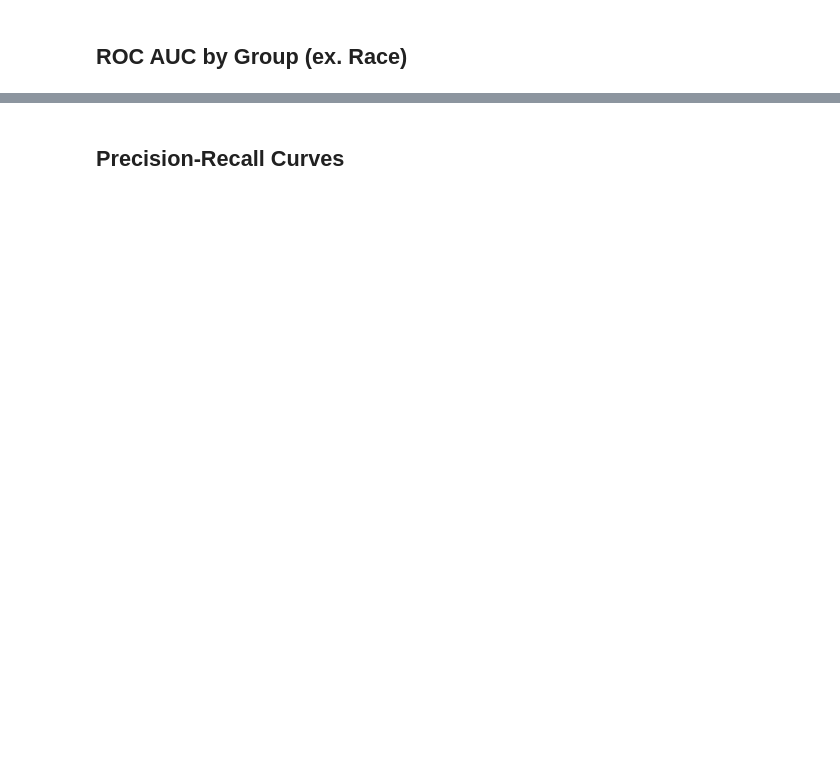
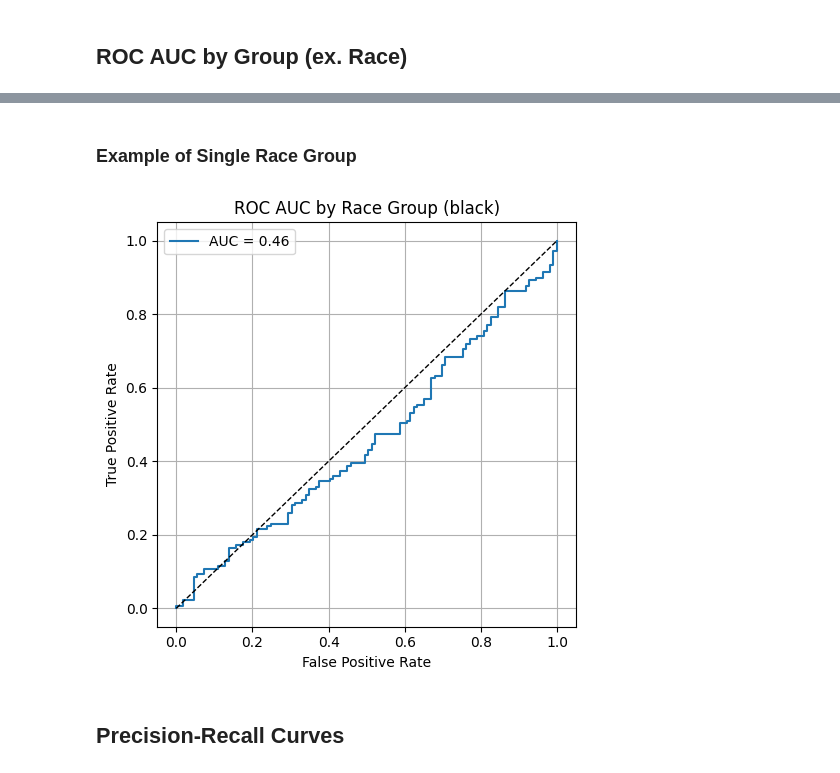
Before and after one commit to uclamii/equiboots, a Jupyter notebook: notebooks/equi_boots_plots.ipynb, the cells around one changed output, grey strips where cells are left out. Drawn from its saved outputs; the diff is of its cells as text; code cells hidden in the pictures; blank space fills up the shorter version.

```diff
--- a/notebooks/equi_boots_plots.ipynb
+++ b/notebooks/equi_boots_plots.ipynb
@@ -93,2 +78,15 @@ eqb.eq_plot_group_curves(
+# %% [markdown]
+### Example of Single Race Group
+# %%
+eqb.eq_plot_group_curves(
+    sliced_data,
+    curve_type="roc",
+    title="ROC AUC by Race Group",
+    figsize=(5, 5),
+    group="black",
+    color_by_group=False,
+)
+# %% [output]
+[figure, added]
 # %% [markdown]
 ## Precision-Recall Curves
```
Also changed, not shown: parts of 37 cells of this notebook, 1 other file.
